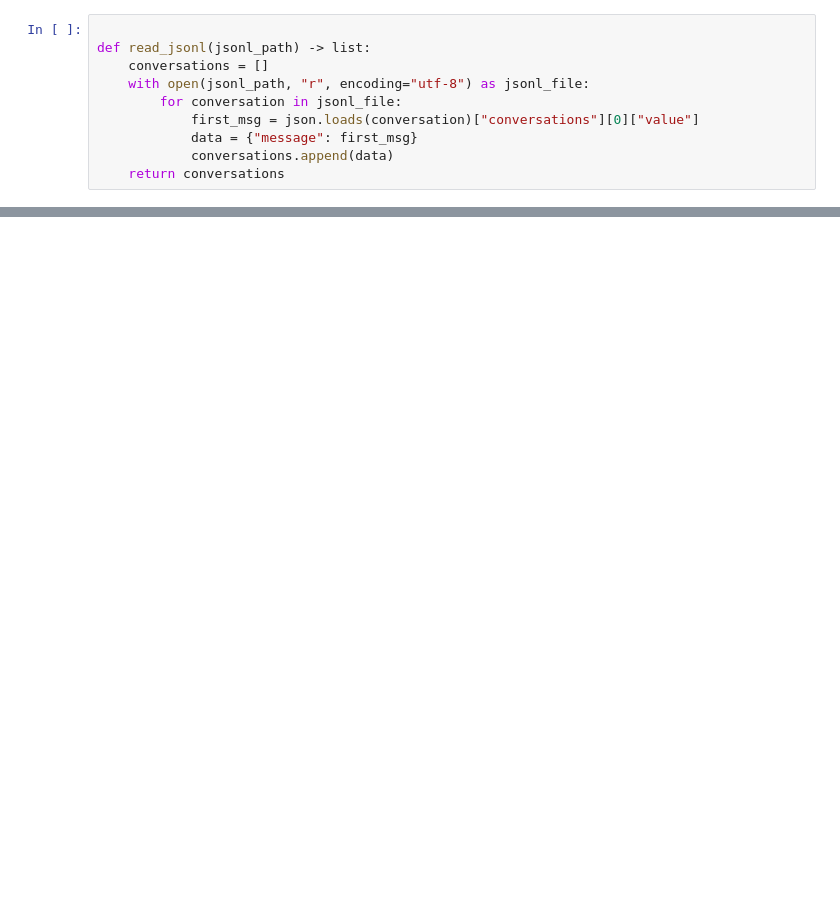
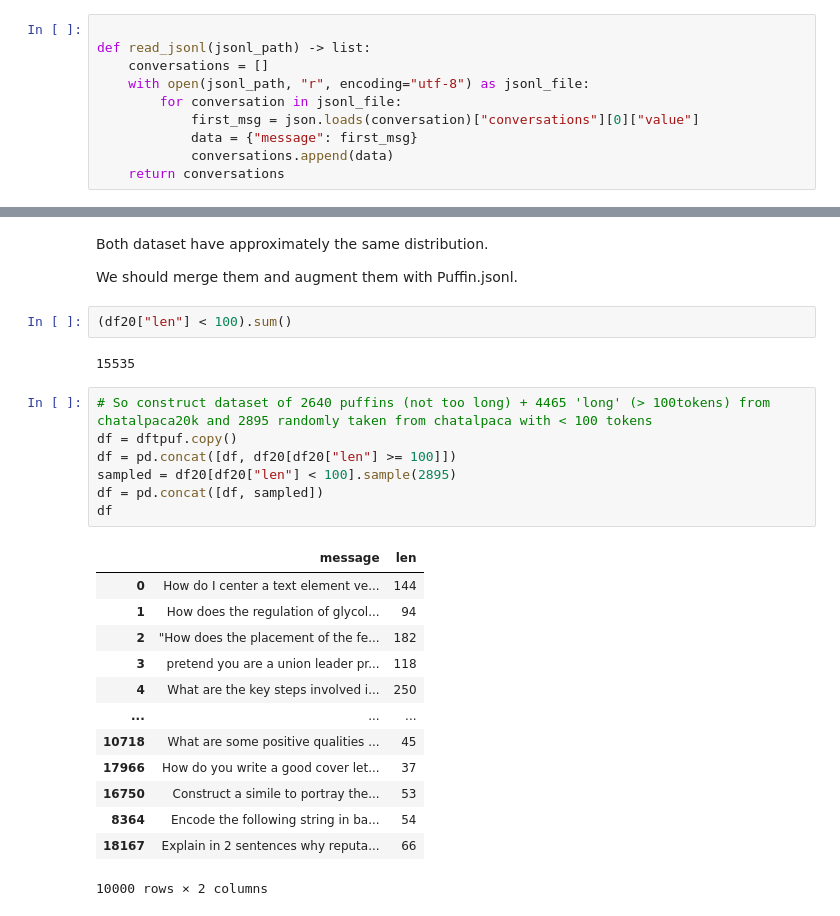
Before and after one commit to ogrnz/generate-title-llm, a Jupyter notebook: experiments/chatalpaca.ipynb, the cells around one changed output, grey strips where cells are left out. Saved outputs shown, nothing was run; the diff lists cells and outputs as text; blank space fills up the shorter version.

```diff
--- a/experiments/chatalpaca.ipynb
+++ b/experiments/chatalpaca.ipynb
@@ -54,0 +69,29 @@ Prompts are too short to my liking, altough some are longer. Ideally, need to in
+# %% [markdown]
+Both dataset have approximately the same distribution.
+
+We should merge them and augment them with Puffin.jsonl.
+# %%
+(df20["len"] < 100).sum()
+# %% [output]
+15535
+# %%
+# So construct dataset of 2640 puffins (not too long) + 4465 'long' (> 100tokens) from chatalpaca20k and 2895 randomly taken from chatalpaca with < 100 tokens
+df = dftpuf.copy()
+df = pd.concat([df, df20[df20["len"] >= 100]])
+sampled = df20[df20["len"] < 100].sample(2895)
+df = pd.concat([df, sampled])
+df
+# %% [output]
+|  | message | len |
+| 0 | How do I center a text element ve... | 144 |
+| 1 | How does the regulation of glycol... | 94 |
+| 2 | "How does the placement of the fe... | 182 |
+| 3 | pretend you are a union leader pr... | 118 |
+| 4 | What are the key steps involved i... | 250 |
+| ... | ... | ... |
+| 10718 | What are some positive qualities ... | 45 |
+| 17966 | How do you write a good cover let... | 37 |
+| 16750 | Construct a simile to portray the... | 53 |
+| 8364 | Encode the following string in ba... | 54 |
+| 18167 | Explain in 2 sentences why reputa... | 66 |
+10000 rows × 2 columns
```
Also changed, not shown: parts of 13 cells of this notebook, 4 other files.
